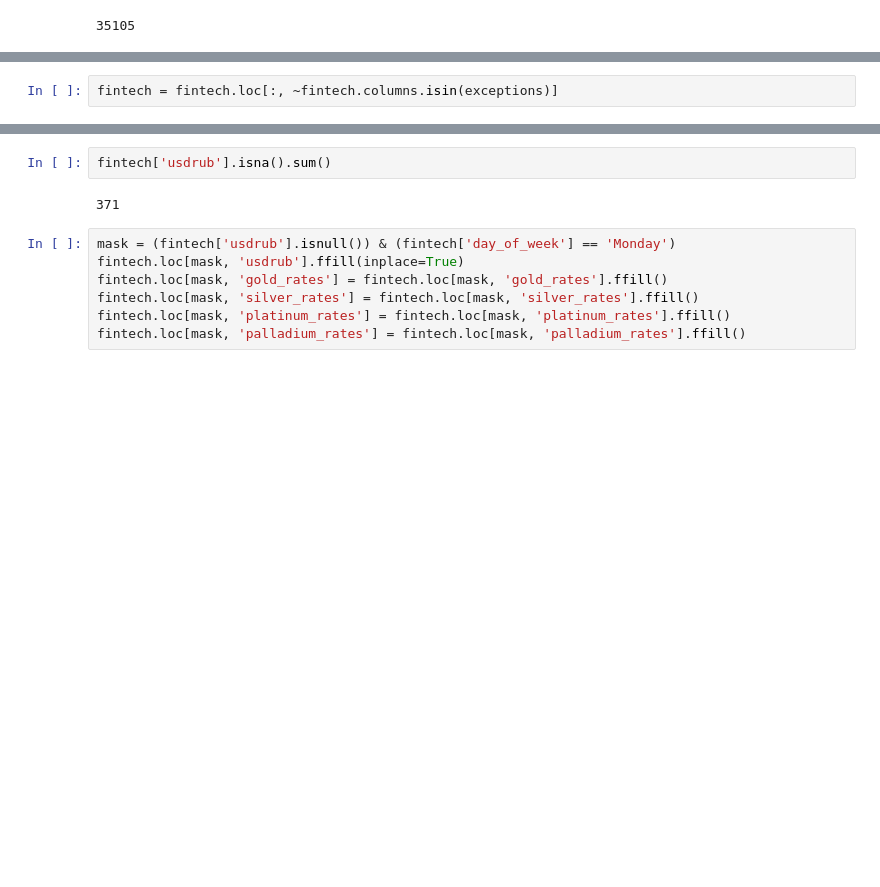
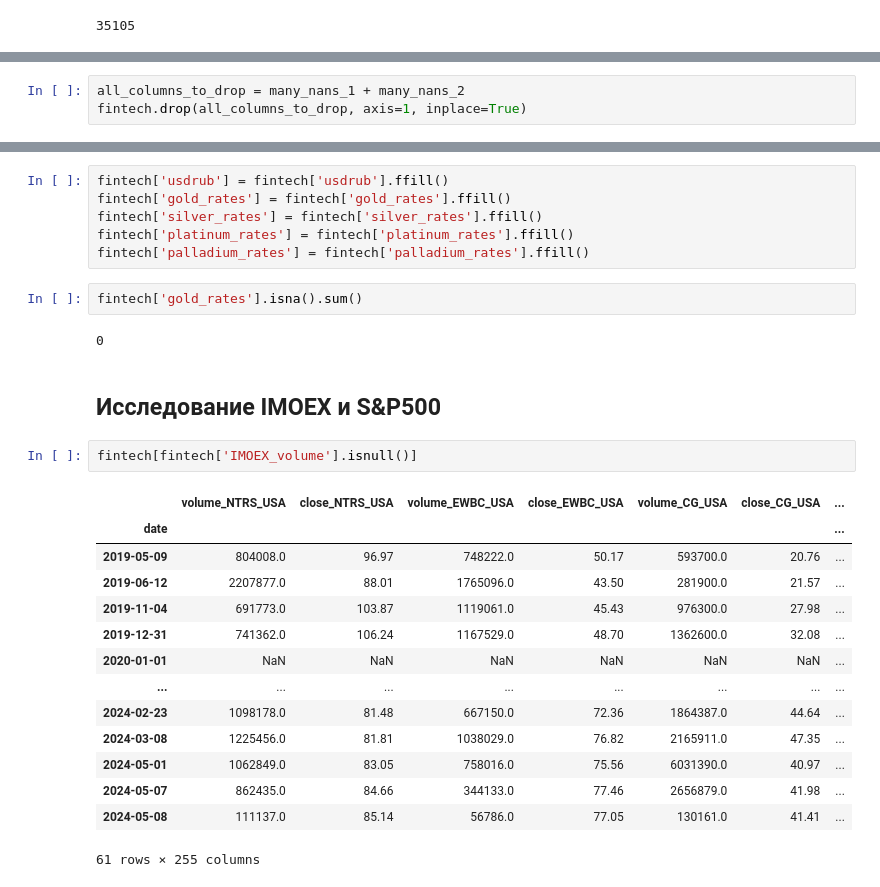
Before and after one commit to AnalyseOptimize/finance_project, a Jupyter notebook: Data processing.ipynb, the cells around one changed output, grey strips where cells are left out. Drawn from its saved outputs; the diff is of its cells as text; blank space fills up the shorter version.

```diff
--- a/Data processing.ipynb
+++ b/Data processing.ipynb
@@ -176,3 +240,6 @@ fintech.isna().sum().sum()
+# %%
+all_columns_to_drop = many_nans_1 + many_nans_2
+fintech.drop(all_columns_to_drop, axis=1, inplace=True)
 # %%
 fintech.shape
 # %% [output]
@@ -201,2 +261,0 @@ exceptions = list(fintech.isna().sum()[fintech.isna().sum()>400].index)
-# %%
-fintech = fintech.loc[:, ~fintech.columns.isin(exceptions)]
@@ -232,11 +300,29 @@ fintech[(fintech['usdrub'].isnull()) & (fintech['day_of_week'] == 'Monday')].sha
+# %%
+fintech['usdrub'] = fintech['usdrub'].ffill()
+fintech['gold_rates'] = fintech['gold_rates'].ffill()
+fintech['silver_rates'] = fintech['silver_rates'].ffill()
+fintech['platinum_rates'] = fintech['platinum_rates'].ffill()
+fintech['palladium_rates'] = fintech['palladium_rates'].ffill()
 # %%
-fintech['usdrub'].isna().sum()
+fintech['gold_rates'].isna().sum()
 # %% [output]
-371
+0
-# %%
-mask = (fintech['usdrub'].isnull()) & (fintech['day_of_week'] == 'Monday')
-fintech.loc[mask, 'usdrub'].ffill(inplace=True)
-fintech.loc[mask, 'gold_rates'] = fintech.loc[mask, 'gold_rates'].ffill()
-fintech.loc[mask, 'silver_rates'] = fintech.loc[mask, 'silver_rates'].ffill()
-fintech.loc[mask, 'platinum_rates'] = fintech.loc[mask, 'platinum_rates'].ffill()
-fintech.loc[mask, 'palladium_rates'] = fintech.loc[mask, 'palladium_rates'].ffill()
+# %% [markdown]
+## Исследование IMOEX и S&P500
+# %%
+fintech[fintech['IMOEX_volume'].isnull()]
+# %% [output]
+|  | volume_NTRS_USA | close_NTRS_USA | volume_EWBC_USA | close_EWBC_USA | volume_CG_USA | close_CG_USA | ... |
+| date |  |  |  |  |  |  | ... |
+| 2019-05-09 | 804008.0 | 96.97 | 748222.0 | 50.17 | 593700.0 | 20.76 | ... |
+| 2019-06-12 | 2207877.0 | 88.01 | 1765096.0 | 43.50 | 281900.0 | 21.57 | ... |
+| 2019-11-04 | 691773.0 | 103.87 | 1119061.0 | 45.43 | 976300.0 | 27.98 | ... |
+| 2019-12-31 | 741362.0 | 106.24 | 1167529.0 | 48.70 | 1362600.0 | 32.08 | ... |
+| 2020-01-01 | NaN | NaN | NaN | NaN | NaN | NaN | ... |
+| ... | ... | ... | ... | ... | ... | ... | ... |
+| 2024-02-23 | 1098178.0 | 81.48 | 667150.0 | 72.36 | 1864387.0 | 44.64 | ... |
+| 2024-03-08 | 1225456.0 | 81.81 | 1038029.0 | 76.82 | 2165911.0 | 47.35 | ... |
+| 2024-05-01 | 1062849.0 | 83.05 | 758016.0 | 75.56 | 6031390.0 | 40.97 | ... |
+| 2024-05-07 | 862435.0 | 84.66 | 344133.0 | 77.46 | 2656879.0 | 41.98 | ... |
+| 2024-05-08 | 111137.0 | 85.14 | 56786.0 | 77.05 | 130161.0 | 41.41 | ... |
+61 rows × 255 columns
```
Also changed, not shown: parts of 43 cells of this notebook.
